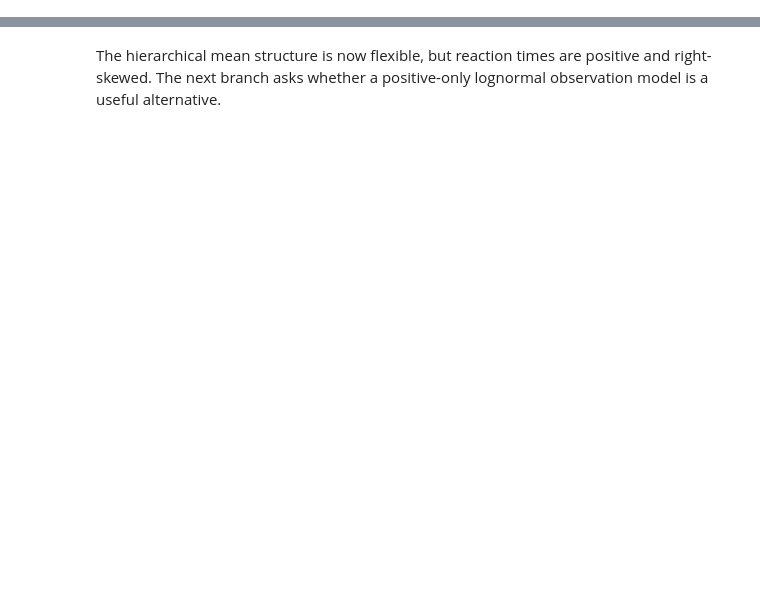
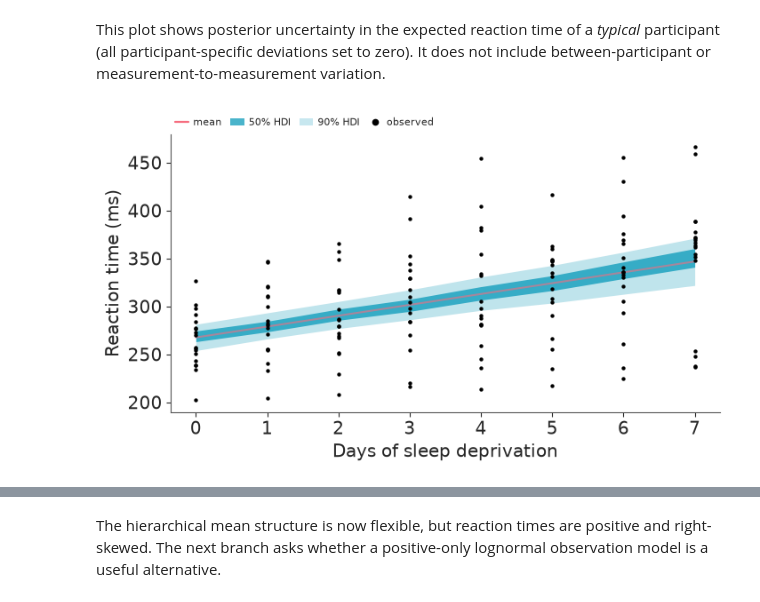
Before and after one commit to opherdonchin/BayesShortCourse, a Jupyter notebook: sleep/solved/05_varying_intercept_slope.ipynb, the cells around one changed output, grey strips where cells are left out. Cells and saved outputs as stored; diff of their text form; code cells hidden in the pictures; blank space fills up the shorter version.

```diff
--- a/sleep/solved/05_varying_intercept_slope.ipynb
+++ b/sleep/solved/05_varying_intercept_slope.ipynb
@@ -80,0 +246,7 @@ model
+# %% [markdown]
+This plot shows posterior uncertainty in the expected reaction time of a *typical* participant (all participant-specific deviations set to zero). It does not include between-participant or measurement-to-measurement variation.
+# %%
+plot_population(idata, "population_mu")
+plt.show()
+# %% [output]
+[figure, added]
```
Also changed, not shown: parts of 33 cells of this notebook.
